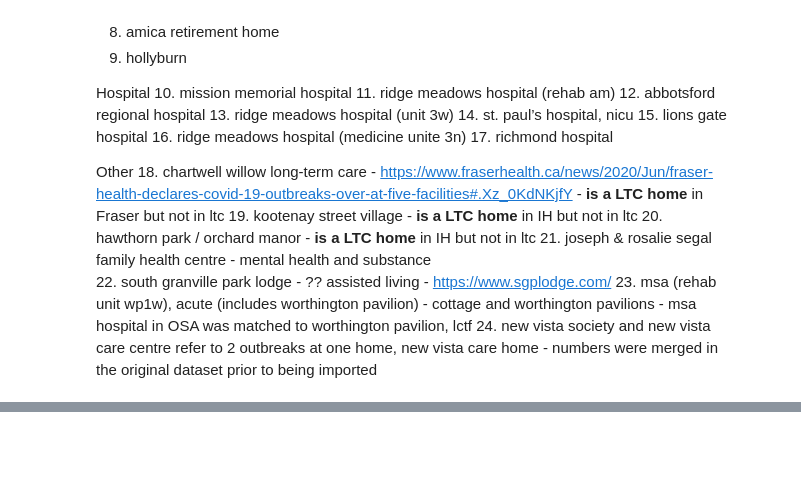
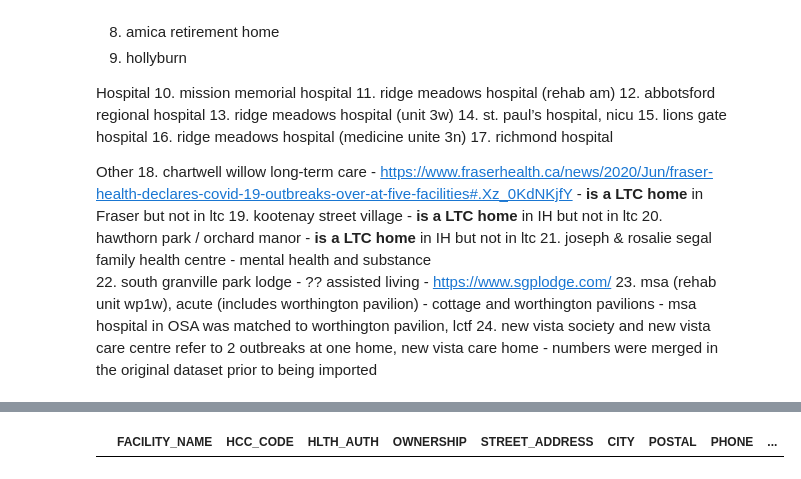
Before and after one commit to nganlyle/wrangle_covid, a Jupyter notebook: wrangling/ngan_bc_merge_OSAtoCOVID.ipynb, the cells around one changed output, grey strips where cells are left out. Drawn from its saved outputs; the diff is of its cells as text; code cells hidden in the pictures; blank space fills up the shorter version.

Commit message:
update merge

```diff
--- a/wrangling/ngan_bc_merge_OSAtoCOVID.ipynb
+++ b/wrangling/ngan_bc_merge_OSAtoCOVID.ipynb
@@ -245,3 +245,11 @@ memory usage: 251.4+ KB
+# %%
+# Code to review homes in the db individually/manually
+# merged[merged['FACILITY_NAME'].isnull()]
+# merged[merged['cleaned_name'].str.contains('worthington', regex=False, na=False)]
+
+merged[merged.duplicated(['FACILITY_NAME'], keep=False)]
+# %% [output]
+|  | FACILITY_NAME | HCC_CODE | HLTH_AUTH | OWNERSHIP | STREET_ADDRESS | CITY | POSTAL | PHONE | ... |
 # %%
 # Create an outbreak status column
 merged['outbreak'] = merged['Facility Name'].isna().apply(lambda x: 0 if x==True else 1)
```
Also changed, not shown: parts of 5 cells of this notebook, 3 other files.
